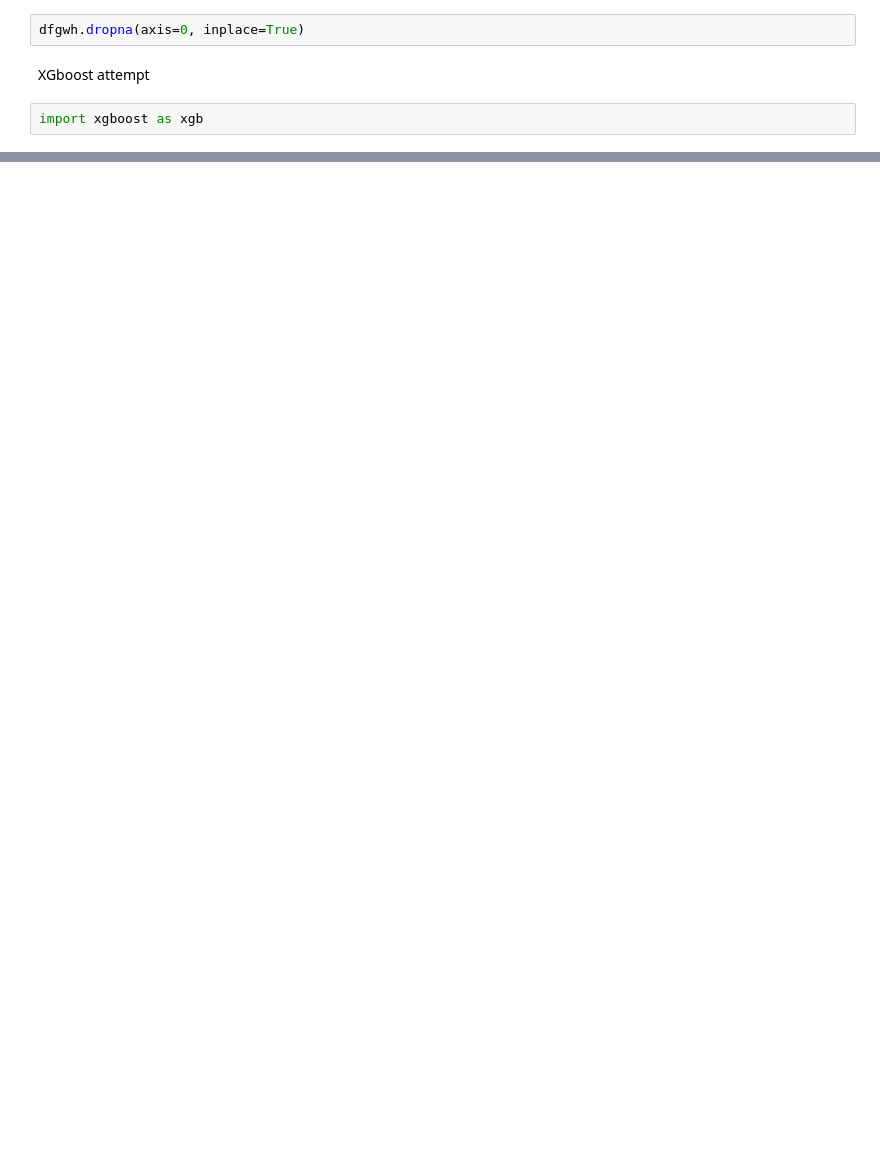
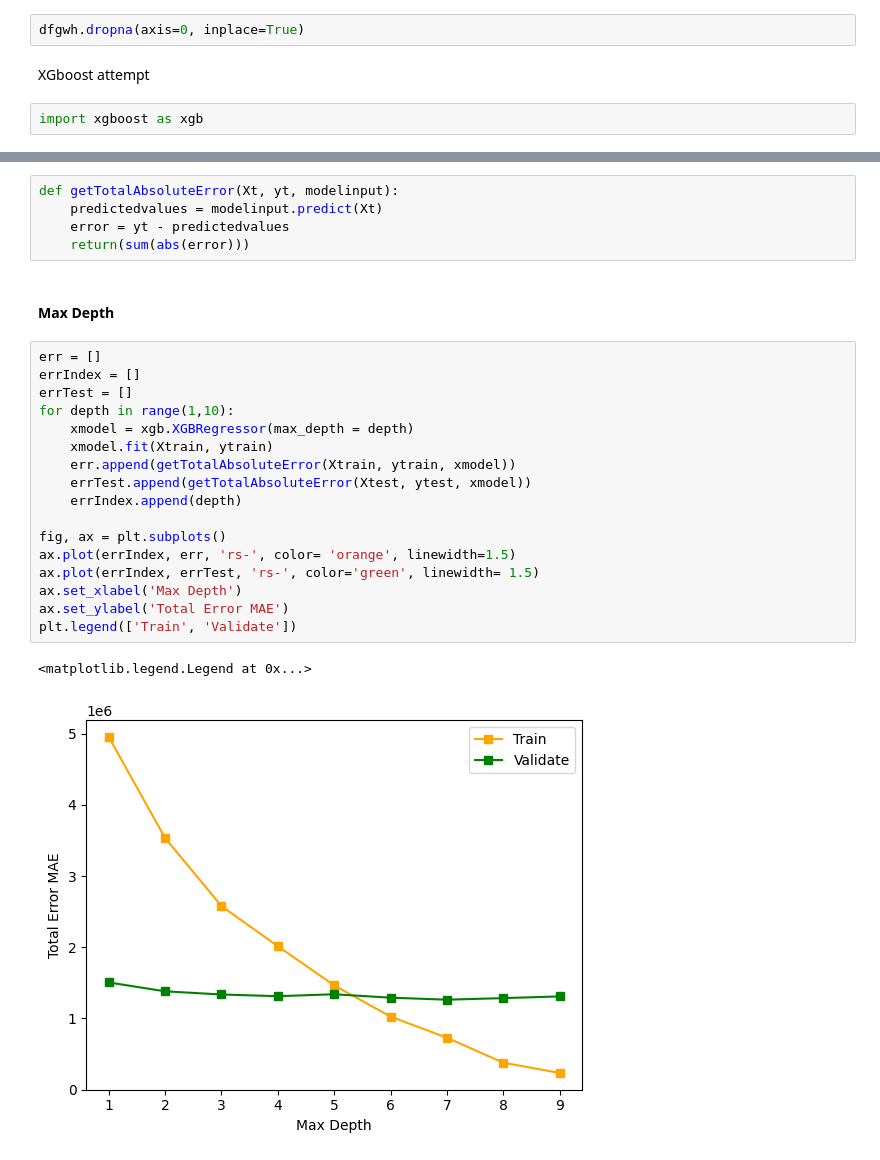
Before and after one commit to tbrewerDev-10/capstone, a Jupyter notebook: Matt_Workspace/2022_TWH_ML.ipynb, the cells around one changed output, grey strips where cells are left out. Cells and saved outputs as stored; diff of their text form; blank space fills up the shorter version.

```diff
--- a/Matt_Workspace/2022_TWH_ML.ipynb
+++ b/Matt_Workspace/2022_TWH_ML.ipynb
@@ -333,0 +435,27 @@ plt.show()
+# %%
+def getTotalAbsoluteError(Xt, yt, modelinput):
+    predictedvalues = modelinput.predict(Xt)
+    error = yt - predictedvalues
+    return(sum(abs(error)))
+# %% [markdown]
+#### Max Depth
+# %%
+err = []
+errIndex = []
+errTest = []
+for depth in range(1,10):
+    xmodel = xgb.XGBRegressor(max_depth = depth)
+    xmodel.fit(Xtrain, ytrain)
+    err.append(getTotalAbsoluteError(Xtrain, ytrain, xmodel))
+    errTest.append(getTotalAbsoluteError(Xtest, ytest, xmodel))
+    errIndex.append(depth)
+
+fig, ax = plt.subplots()
+ax.plot(errIndex, err, 'rs-', color= 'orange', linewidth=1.5)
+ax.plot(errIndex, errTest, 'rs-', color='green', linewidth= 1.5)
+ax.set_xlabel('Max Depth')
+ax.set_ylabel('Total Error MAE')
+plt.legend(['Train', 'Validate'])
+# %% [output]
+<matplotlib.legend.Legend at 0x...>
+[figure, added]
```
Also changed, not shown: parts of 40 cells of this notebook, 1 other file.
